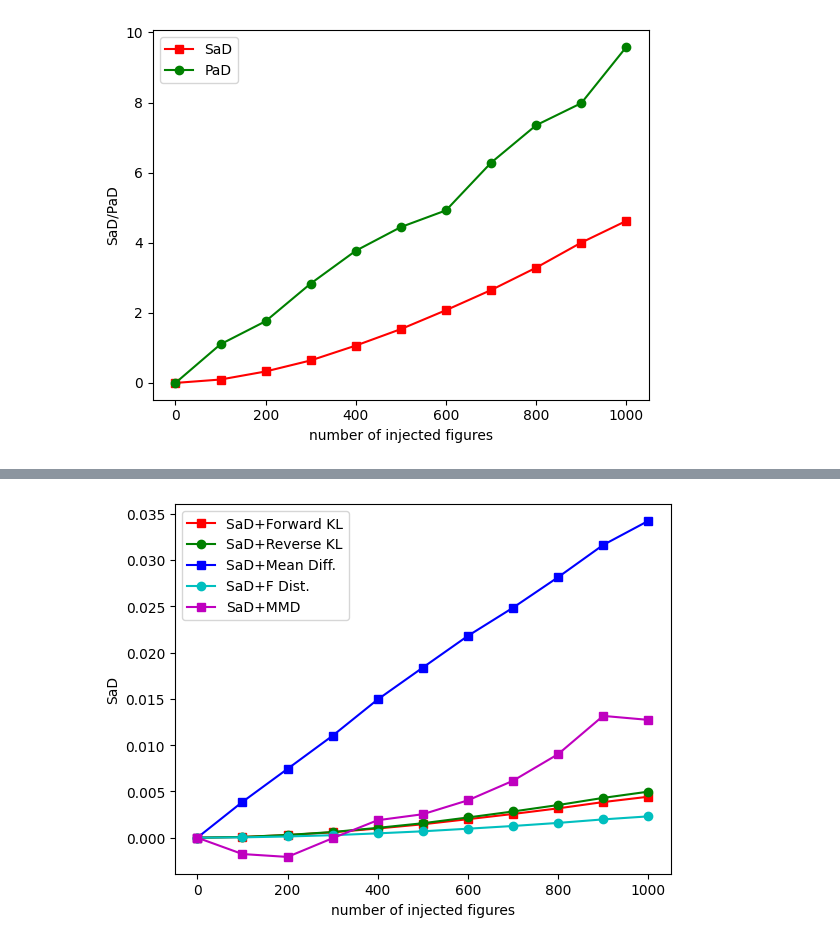
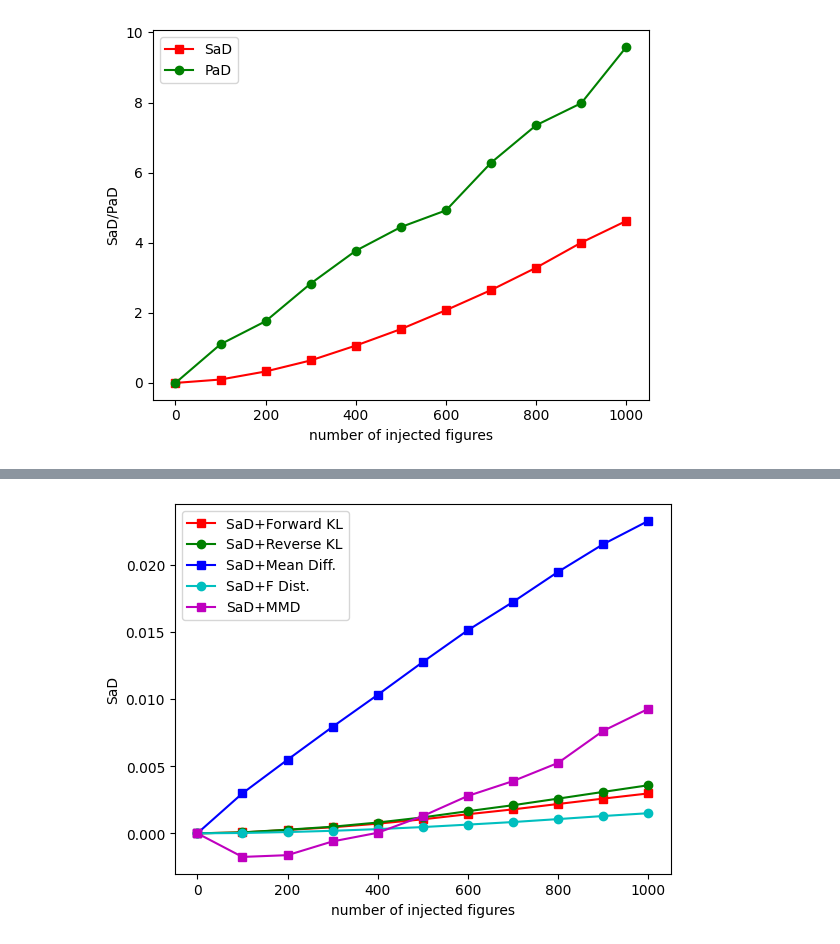
Before and after one commit to wwwfan628/ra_clipscore, a Jupyter notebook: notebooks/plot_figures_20250114.ipynb, the cells around one changed output, grey strips where cells are left out. Saved outputs shown, nothing was run; the diff lists cells and outputs as text; code cells hidden in the pictures.

Commit message:
code until 2025.01.30: 1)50 attributes experiments 2)Grad-CAM jupytor notebook

```diff
--- a/notebooks/plot_figures_20250114.ipynb
+++ b/notebooks/plot_figures_20250114.ipynb
@@ -119,7 +122,8 @@ plt.show()
 #折线图
 x = list(range(0,1100,100))#点的横坐标
 # read experiment results from the path
-base_path = '/Users/yifanlu/Desktop/20250114_fig/HCS'
+# base_path = '/Users/yifanlu/Desktop/20250114_fig/HCS'
+base_path = '/Users/yifanlu/Desktop/20250130_figs/results_dir/HCS'
 dirs = sorted((f for f in os.listdir(base_path) if f.startswith("CelebA_5K")), key=my_key)
 
 pad_fkl = [0]
@@ -136,7 +140,7 @@ for dir in dirs:
         pad_rkl.append(results['reverse_KL_pair'].mean())
         pad_md.append(results['mean_difference_pair'].mean())
         pad_fd.append(results['f_distance_pair'].mean())
-        pad_mmd.append(results['kernel_distance_pair'].mean())
+        pad_mmd.append(results['kernel_distance_pair'].mean()*0.001)
 
 plt.plot(x,pad_fkl,'s-',color = 'r',label="PaD+Forward KL")#s-:方形
 plt.plot(x,pad_rkl,'o-',color = 'g',label="PaD+Reverse KL")#o-:圆形
@@ -153,0 +158,35 @@ plt.show()
+# %%
+#折线图
+x = list(range(0,1100,100))#点的横坐标
+# read experiment results from the path
+# base_path = '/Users/yifanlu/Desktop/20250114_fig/HCS'
+base_path = '/Users/yifanlu/Desktop/20250130_figs/results_dir/HCS'
+dirs = sorted((f for f in os.listdir(base_path) if f.startswith("CelebA_5K")), key=my_key)
+
+pad_fkl = [0]
+pad_rkl = [0]
+pad_md = [0]
+pad_fd = [0]
+pad_mmd = [0]
+
+for dir in dirs:
+    dir_path = os.path.join(base_path, dir)
+    with open(f'{dir_path}/experiment_results_dict.pkl', 'rb') as f:
+        results = pickle.load(f)
+        pad_fkl.append(results['forward_KL_all'])
+        pad_rkl.append(results['reverse_KL_all'])
+        pad_md.append(results['mean_difference_all'])
+        pad_fd.append(results['f_distance_all'])
+        pad_mmd.append(results['kernel_distance_all'])
+
+plt.plot(x,pad_fkl,'s-',color = 'r',label="PaD+Forward KL")#s-:方形
+plt.plot(x,pad_rkl,'o-',color = 'g',label="PaD+Reverse KL")#o-:圆形
+plt.plot(x,pad_md,'s-',color = 'b',label="PaD+Mean Diff.")#s-:方形
+plt.plot(x,pad_fd,'o-',color = 'c',label="PaD+F Dist.")#o-:圆形
+plt.plot(x,pad_mmd,'s-',color = 'm',label="PaD+MMD")#s-:方形
+
+plt.xlabel("number of injected figures")#横坐标名字
+plt.ylabel("All attributes")#纵坐标名字
+plt.legend(loc = "best")#图例
+plt.savefig('hcs_all.png', bbox_inches='tight')
+plt.show()
@@ -155,38 +196,39 @@ plt.show()
 #折线图
 x = list(range(0,1100,100))#点的横坐标
 # read experiment results from the path
-base_path = '/Users/yifanlu/Desktop/20250114_fig/dualCS'
+# base_path = '/Users/yifanlu/Desktop/20250114_fig/dualCS'
+base_path = '/Users/yifanlu/Desktop/20250130_figs/results_dir/dualCS'
 dirs = sorted((f for f in os.listdir(base_path) if f.startswith("CelebA_5K")), key=my_key)
 
 sad_fkl = [0]
 sad_rkl = [0]
 sad_md = [0]
 sad_fd = [0]
 sad_mmd = [0]
 
 for dir in dirs:
     dir_path = os.path.join(base_path, dir)
     with open(f'{dir_path}/experiment_results_dict.pkl', 'rb') as f:
         results = pickle.load(f)
         sad_fkl.append(results['forward_KL_single'].mean())
         sad_rkl.append(results['reverse_KL_single'].mean())
         sad_md.append(results['mean_difference_single'].mean())
         sad_fd.append(results['f_distance_single'].mean())
         sad_mmd.append(results['kernel_distance_single'].mean())
 
 plt.plot(x,sad_fkl,'s-',color = 'r',label="SaD+Forward KL")#s-:方形
 plt.plot(x,sad_rkl,'o-',color = 'g',label="SaD+Reverse KL")#o-:圆形
 plt.plot(x,sad_md,'s-',color = 'b',label="SaD+Mean Diff.")#s-:方形
 plt.plot(x,sad_fd,'o-',color = 'c',label="SaD+F Dist.")#o-:圆形
 plt.plot(x,sad_mmd,'s-',color = 'm',label="SaD+MMD")#s-:方形
 
 plt.xlabel("number of injected figures")#横坐标名字
 plt.ylabel("SaD")#纵坐标名字
 plt.legend(loc = "best")#图例
 plt.savefig('dualcs_sad.png', bbox_inches='tight')
 plt.show()
 # %% [output]
-[figure, old version]
+[figure, new version]
 # %%
 #折线图
 x = list(range(0,1100,100))#点的横坐标
```
Also changed, not shown: parts of 7 cells of this notebook, 3 other files.
